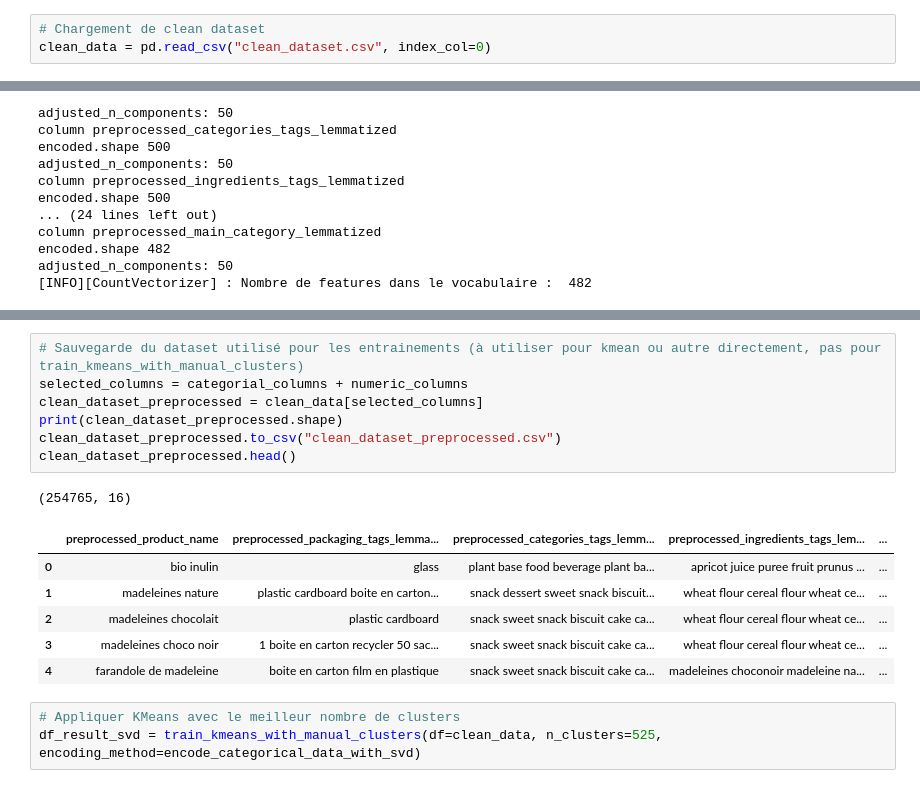
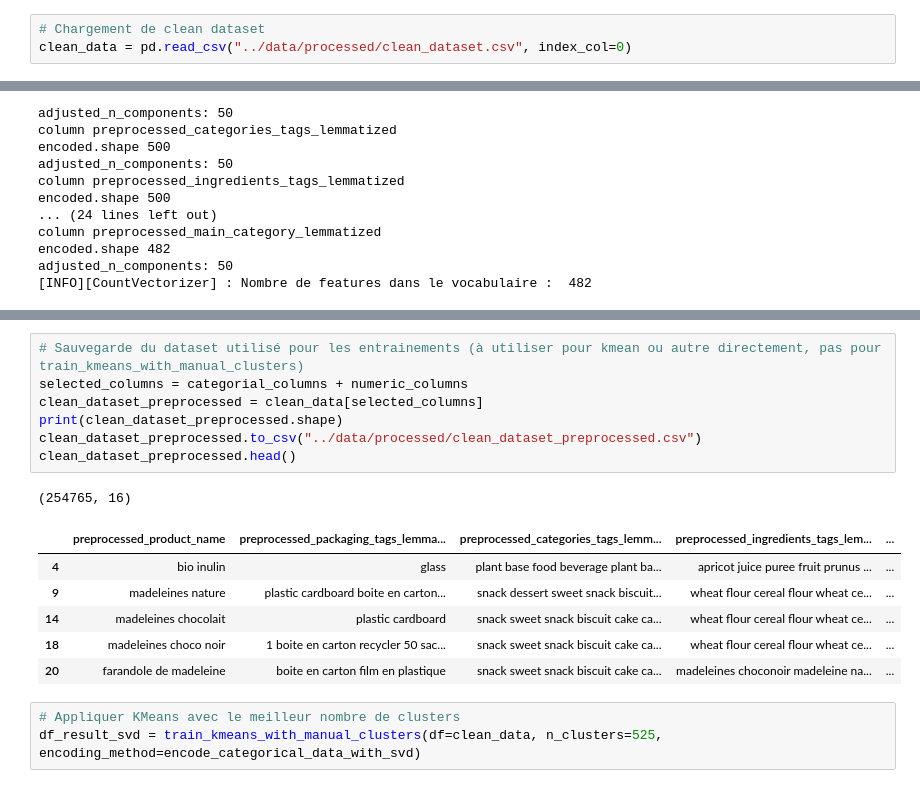
Before and after one commit to littlerobinson/foodstuffs_recommendation, a Jupyter notebook: notebooks/research_alex.ipynb, the cells around one changed output, grey strips where cells are left out. Cells and saved outputs as stored; diff of their text form.

Commit message:
feat: script data preparation and data processing add first unit test add makefile

```diff
--- a/notebooks/research_alex.ipynb
+++ b/notebooks/research_alex.ipynb
@@ -947,4 +948,4 @@ Word Embeddings ajoutent la dimension sémantique.
 BERT excelle dans des phrases contextuelles, mais est plus lourd et parfois excessif pour des mots isolés.
 # %%
 # Chargement de clean dataset
-clean_data = pd.read_csv("clean_dataset.csv", index_col=0)
+clean_data = pd.read_csv("../data/processed/clean_dataset.csv", index_col=0)
@@ -1306,18 +1309,18 @@ Inertia: [196741.99205703987, 179468.2272001044, 167336.30541994012, 158292.3055
 # %%
 # Sauvegarde du dataset utilisé pour les entrainements (à utiliser pour kmean ou autre directement, pas pour train_kmeans_with_manual_clusters)
 selected_columns = categorial_columns + numeric_columns
 clean_dataset_preprocessed = clean_data[selected_columns]
 print(clean_dataset_preprocessed.shape)
-clean_dataset_preprocessed.to_csv("clean_dataset_preprocessed.csv")
+clean_dataset_preprocessed.to_csv("../data/processed/clean_dataset_preprocessed.csv")
 clean_dataset_preprocessed.head()
 # %% [output]
 (254765, 16)
 |  | preprocessed_product_name | preprocessed_packaging_tags_lemma... | preprocessed_categories_tags_lemm... | preprocessed_ingredients_tags_lem... | ... |
-| 0 | bio inulin | glass | plant base food beverage plant ba... | apricot juice puree fruit prunus ... | ... |
-| 1 | madeleines nature | plastic cardboard boite en carton... | snack dessert sweet snack biscuit... | wheat flour cereal flour wheat ce... | ... |
-| 2 | madeleines chocolait | plastic cardboard | snack sweet snack biscuit cake ca... | wheat flour cereal flour wheat ce... | ... |
-| 3 | madeleines choco noir | 1 boite en carton recycler 50 sac... | snack sweet snack biscuit cake ca... | wheat flour cereal flour wheat ce... | ... |
-| 4 | farandole de madeleine | boite en carton film en plastique | snack sweet snack biscuit cake ca... | madeleines choconoir madeleine na... | ... |
+| 4 | bio inulin | glass | plant base food beverage plant ba... | apricot juice puree fruit prunus ... | ... |
+| 9 | madeleines nature | plastic cardboard boite en carton... | snack dessert sweet snack biscuit... | wheat flour cereal flour wheat ce... | ... |
+| 14 | madeleines chocolait | plastic cardboard | snack sweet snack biscuit cake ca... | wheat flour cereal flour wheat ce... | ... |
+| 18 | madeleines choco noir | 1 boite en carton recycler 50 sac... | snack sweet snack biscuit cake ca... | wheat flour cereal flour wheat ce... | ... |
+| 20 | farandole de madeleine | boite en carton film en plastique | snack sweet snack biscuit cake ca... | madeleines choconoir madeleine na... | ... |
 # %%
 # Appliquer KMeans avec le meilleur nombre de clusters
 df_result_svd = train_kmeans_with_manual_clusters(df=clean_data, n_clusters=525, encoding_method=encode_categorical_data_with_svd)
```
Also changed, not shown: parts of 21 cells of this notebook, 28 other files.
